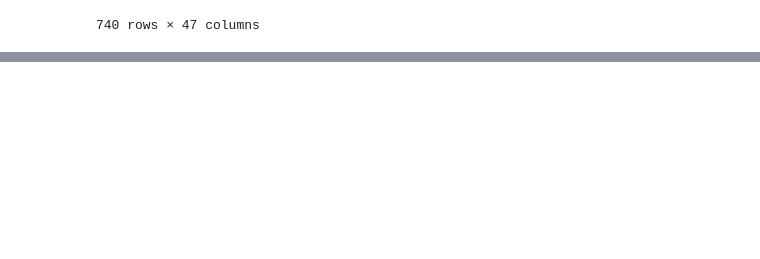
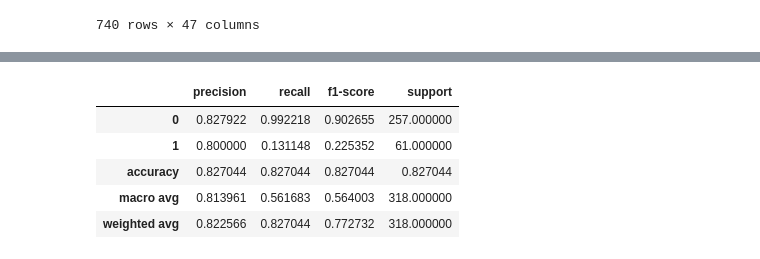
Before and after one commit to karanBx/EmployeeAttrition, a Jupyter notebook: EmployeeLeave.ipynb, the cells around one changed output, grey strips where cells are left out. Cells and saved outputs as stored; diff of their text form; code cells hidden in the pictures; blank space fills up the shorter version.

```diff
--- a/EmployeeLeave.ipynb
+++ b/EmployeeLeave.ipynb
@@ -388,0 +454,7 @@ X_train
+# %%
+linear_svc_model = LinearSVC(random_state=42)  # Create LinearSVC instance
+linear_svc_model.fit(X_train, y_train)  # Train the model
+y_pred_linear = linear_svc_model.predict(X_test)  # Make predictions
+
+accuracy_linear = accuracy_score(y_test, y_pred_linear)  # Calculate accuracy
+print(f"LinearSVC Accuracy: {accuracy_linear}")
@@ -388,0 +465,7 @@ X_train
+# %%
+svc_model = SVC(random_state=42)  # Create SVC instance (default kernel is 'rbf')
+svc_model.fit(X_train, y_train)  # Train the model
+y_pred_svc = svc_model.predict(X_test)  # Make predictions
+
+accuracy_svc = accuracy_score(y_test, y_pred_svc)  # Calculate accuracy
+print(f"SVC Accuracy: {accuracy_svc}")
@@ -388,0 +476,13 @@ X_train
+# %%
+# Create an MLPClassifier instance
+mlp_model = MLPClassifier(hidden_layer_sizes=(100,), activation='relu', solver='adam', random_state=42, max_iter=500)
+
+# Train the model
+mlp_model.fit(X_train, y_train)
+
+# Make predictions on the test set
+y_pred = mlp_model.predict(X_test)
+
+# Evaluate the model's accuracy
+accuracy = accuracy_score(y_test, y_pred)
+print(f"MLPClassifier Accuracy: {accuracy}")
@@ -388,0 +493,13 @@ X_train
+# %%
+# Create a Random Forest Classifier instance
+rf_model = RandomForestClassifier(n_estimators=100, random_state=42)
+
+# Train the model
+rf_model.fit(X_train, y_train)
+
+# Make predictions on the test set
+y_pred = rf_model.predict(X_test)
+
+# Evaluate the model's accuracy
+accuracy = accuracy_score(y_test, y_pred)
+print(f"Random Forest Accuracy: {accuracy}")
@@ -388,0 +523,11 @@ X_train
+# %%
+report = classification_report(y_test, y_pred, output_dict=True)
+cr = pd.DataFrame(report).transpose()
+display(cr)
+# %% [output]
+|  | precision | recall | f1-score | support |
+| 0 | 0.827922 | 0.992218 | 0.902655 | 257.000000 |
+| 1 | 0.800000 | 0.131148 | 0.225352 | 61.000000 |
+| accuracy | 0.827044 | 0.827044 | 0.827044 | 0.827044 |
+| macro avg | 0.813961 | 0.561683 | 0.564003 | 318.000000 |
+| weighted avg | 0.822566 | 0.827044 | 0.772732 | 318.000000 |
```
Also changed, not shown: parts of 30 cells of this notebook.
